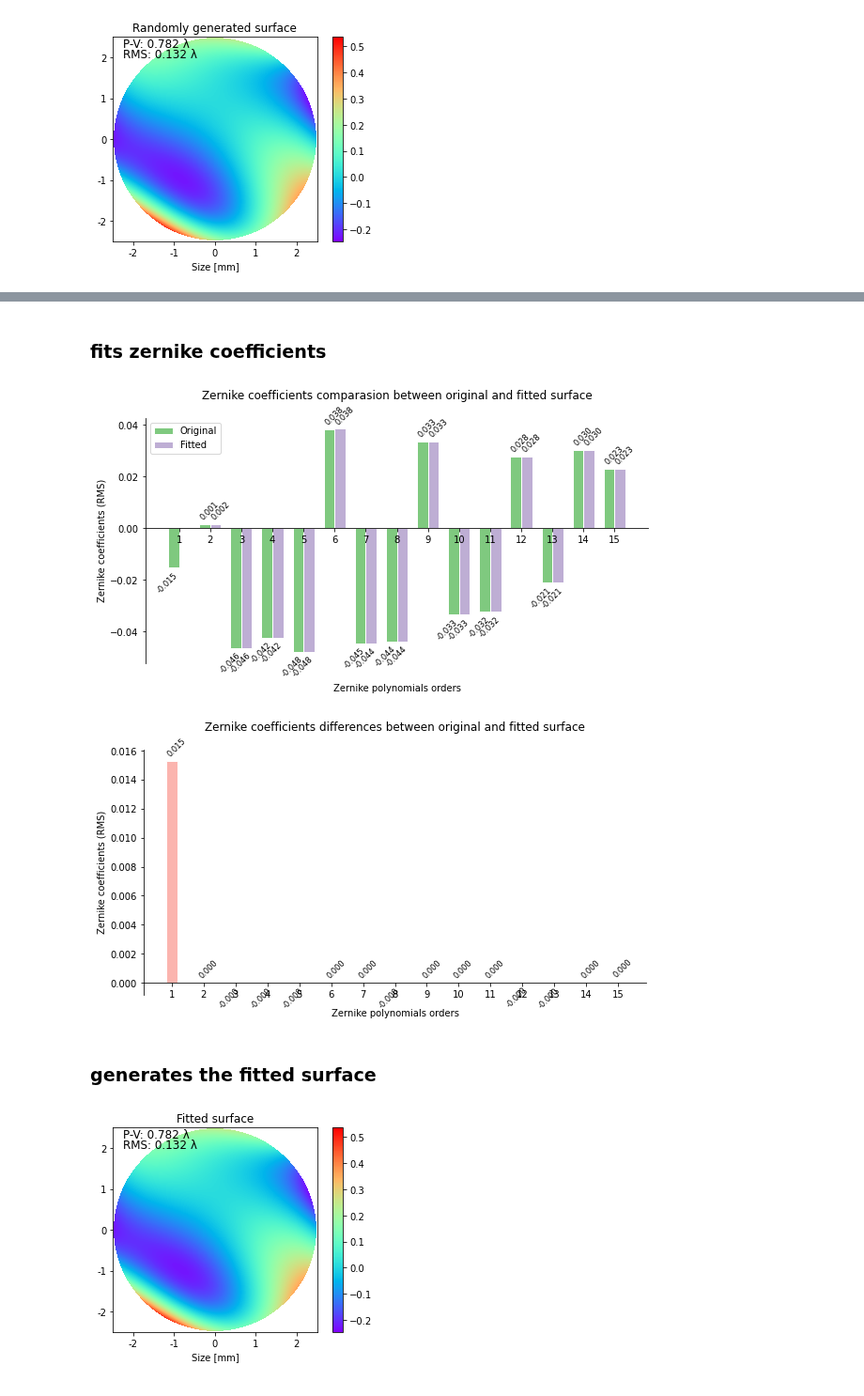
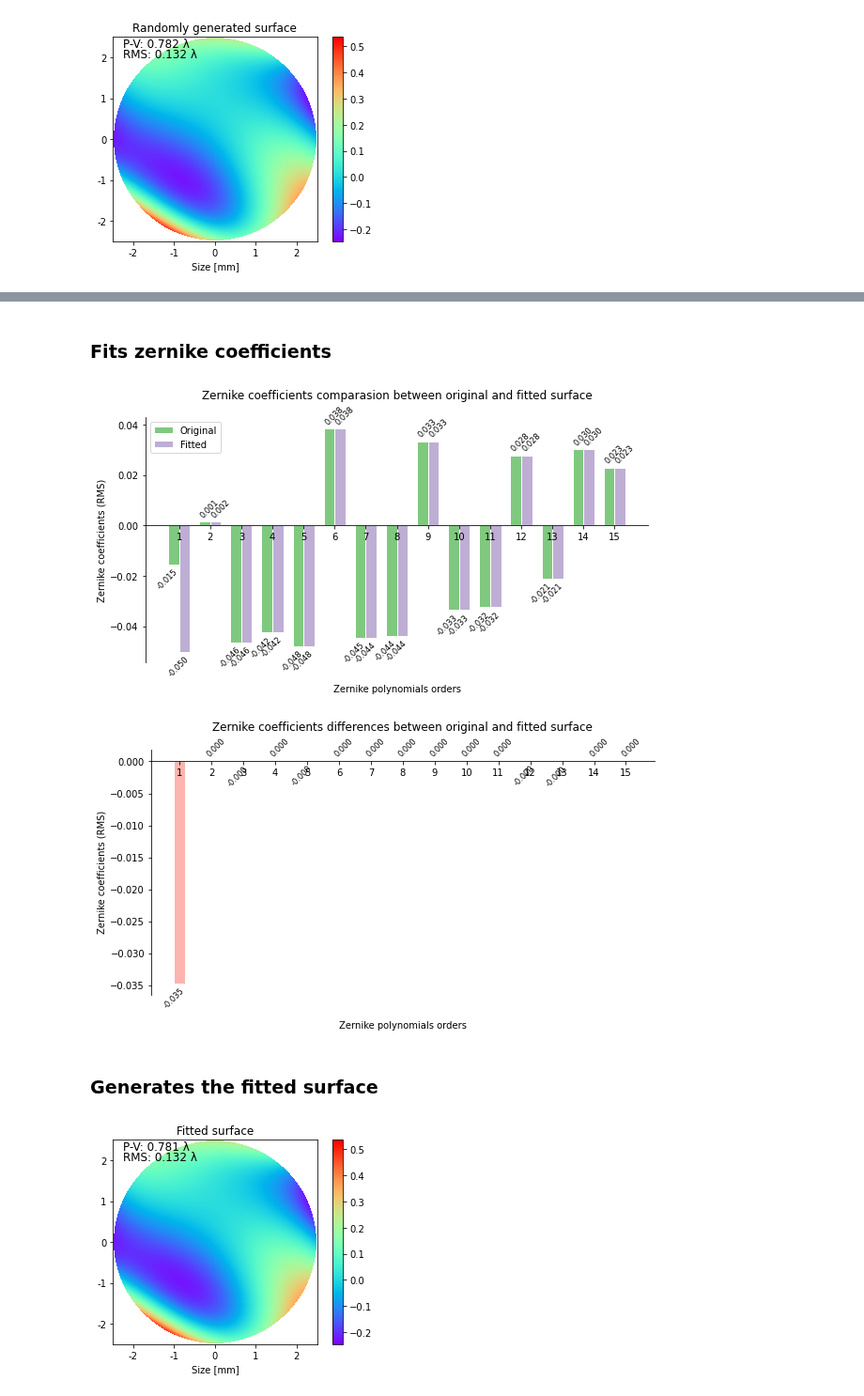
Before and after one commit to Miyoshichi/SimLight, a Jupyter notebook: Examples/zernike.ipynb, the cells around one changed output, grey strips where cells are left out. Shown at 94% size. Cells and saved outputs as stored; diff of their text form; code cells hidden in the pictures.

Commit message:
add wavefront comparasion method

```diff
--- a/Examples/zernike.ipynb
+++ b/Examples/zernike.ipynb
@@ -42,0 +42,2 @@ F_original.plot_wavefront(mask_r=1, title='Randomly generated surface')
+# %%
+F_noise = slpl.plot_wavefront(F_original, noise=True, mask_r=1, title='Randomly generated surface with noise')
@@ -43,14 +46,14 @@ F_original.plot_wavefront(mask_r=1, title='Randomly generated surface')
 # %% [markdown]
-### fits zernike coefficients
+### Fits zernike coefficients
 # %%
-fitted_coeffs = sl.zernike_coeffs(F_original, j)
+fitted_coeffs = sl.zernike_coeffs(F_noise, j, wavelength=wavelength)
 slpl.plot_zernike_coeffs(Z_original.coefficients, fitted_coeffs, labels=['Original', 'Fitted'], title='Zernike coefficients comparasion between original and fitted surface')
 slpl.plot_zernike_coeffs(fitted_coeffs - Z_original.coefficients, title='Zernike coefficients differences between original and fitted surface')
 # %% [output]
-[figure, old version]
+[figure, new version]
-[figure, old version]
+[figure, new version]
 # %% [markdown]
-### generates the fitted surface
+### Generates the fitted surface
 # %%
 Z_fitted = sl.zernike.ZernikeCoefficients(j, coefficients=fitted_coeffs)
 F_fitted = sl.aberration(F, Z_fitted)
```
Also changed, not shown: parts of 9 cells of this notebook, 3 other files.
